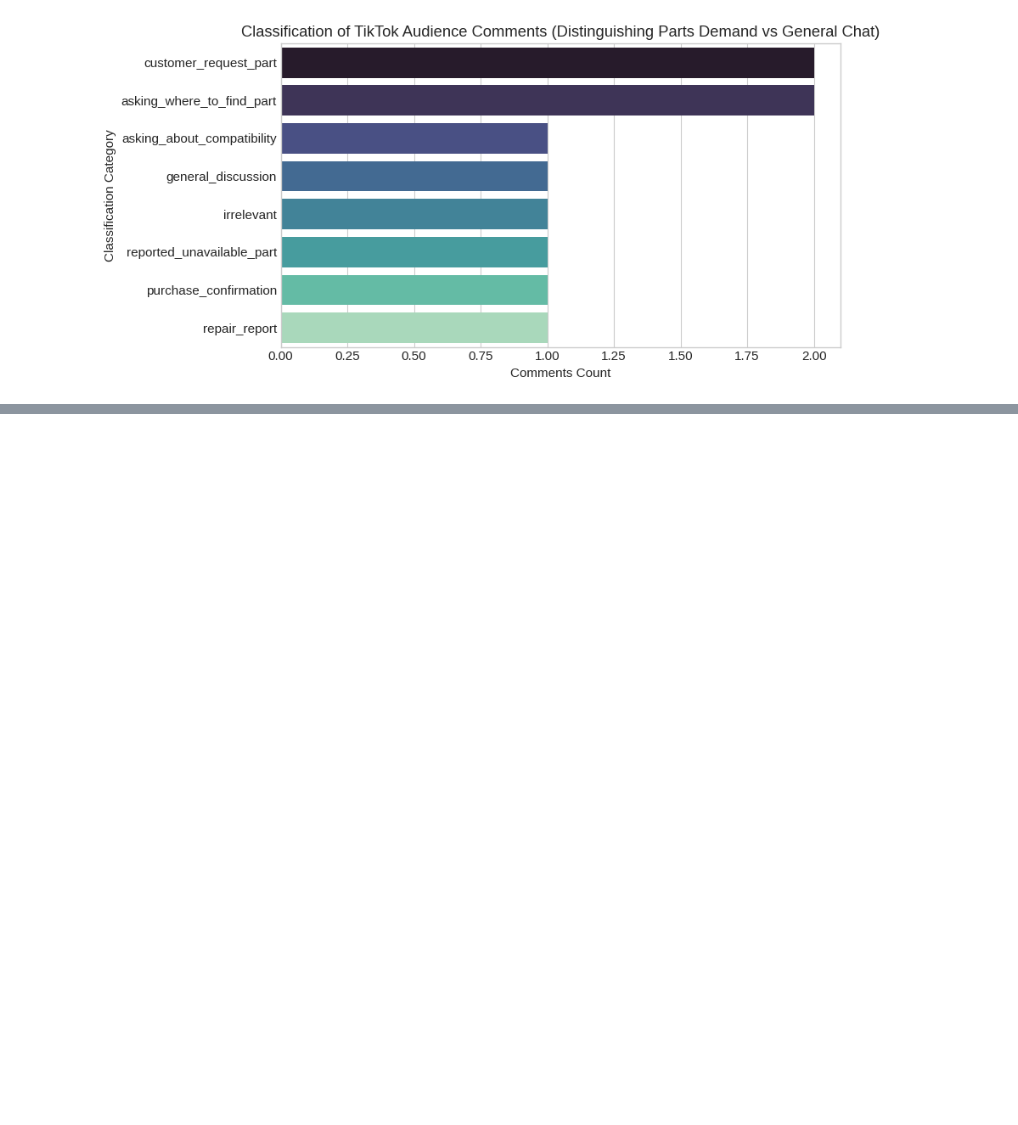
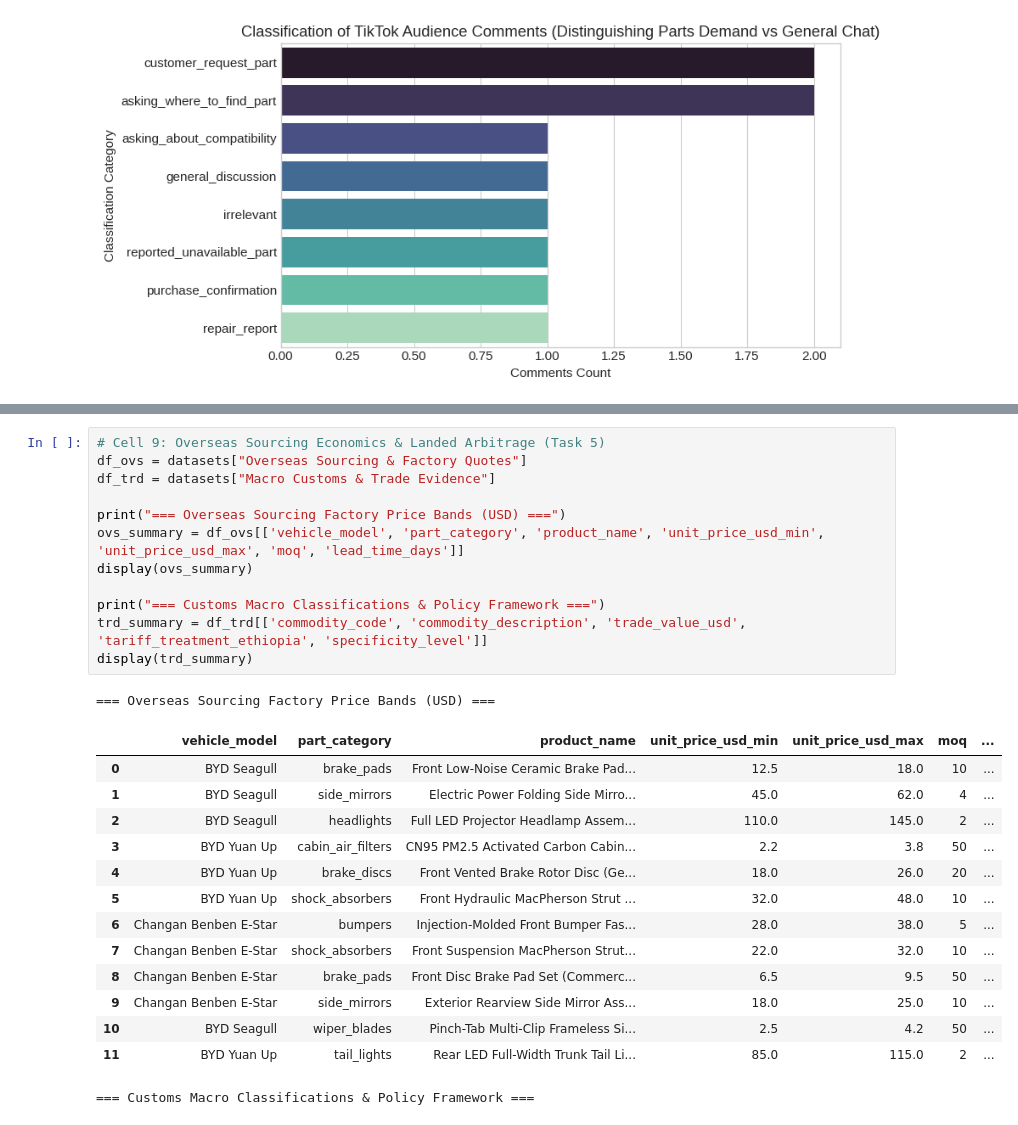
Before and after one commit to tad12e/EV_data_cleaning, a Jupyter notebook: choosing_spare_parts/notebooks/01_raw_data_exploration.ipynb, the cells around one changed output, grey strips where cells are left out. Saved outputs shown, nothing was run; the diff lists cells and outputs as text; blank space fills up the shorter version.

```diff
--- a/choosing_spare_parts/notebooks/01_raw_data_exploration.ipynb
+++ b/choosing_spare_parts/notebooks/01_raw_data_exploration.ipynb
@@ -249,0 +301,28 @@ Customer Demand Enquiries Count: 12
+# %%
+# Cell 9: Overseas Sourcing Economics & Landed Arbitrage (Task 5)
+df_ovs = datasets["Overseas Sourcing & Factory Quotes"]
+df_trd = datasets["Macro Customs & Trade Evidence"]
+
+print("=== Overseas Sourcing Factory Price Bands (USD) ===")
+ovs_summary = df_ovs[['vehicle_model', 'part_category', 'product_name', 'unit_price_usd_min', 'unit_price_usd_max', 'moq', 'lead_time_days']]
+display(ovs_summary)
+
+print("=== Customs Macro Classifications & Policy Framework ===")
+trd_summary = df_trd[['commodity_code', 'commodity_description', 'trade_value_usd', 'tariff_treatment_ethiopia', 'specificity_level']]
+display(trd_summary)
+# %% [output]
+=== Overseas Sourcing Factory Price Bands (USD) ===
+|  | vehicle_model | part_category | product_name | unit_price_usd_min | unit_price_usd_max | moq | ... |
+| 0 | BYD Seagull | brake_pads | Front Low-Noise Ceramic Brake Pad... | 12.5 | 18.0 | 10 | ... |
+| 1 | BYD Seagull | side_mirrors | Electric Power Folding Side Mirro... | 45.0 | 62.0 | 4 | ... |
+| 2 | BYD Seagull | headlights | Full LED Projector Headlamp Assem... | 110.0 | 145.0 | 2 | ... |
+| 3 | BYD Yuan Up | cabin_air_filters | CN95 PM2.5 Activated Carbon Cabin... | 2.2 | 3.8 | 50 | ... |
+| 4 | BYD Yuan Up | brake_discs | Front Vented Brake Rotor Disc (Ge... | 18.0 | 26.0 | 20 | ... |
+| 5 | BYD Yuan Up | shock_absorbers | Front Hydraulic MacPherson Strut ... | 32.0 | 48.0 | 10 | ... |
+| 6 | Changan Benben E-Star | bumpers | Injection-Molded Front Bumper Fas... | 28.0 | 38.0 | 5 | ... |
+| 7 | Changan Benben E-Star | shock_absorbers | Front Suspension MacPherson Strut... | 22.0 | 32.0 | 10 | ... |
+| 8 | Changan Benben E-Star | brake_pads | Front Disc Brake Pad Set (Commerc... | 6.5 | 9.5 | 50 | ... |
+| 9 | Changan Benben E-Star | side_mirrors | Exterior Rearview Side Mirror Ass... | 18.0 | 25.0 | 10 | ... |
+| 10 | BYD Seagull | wiper_blades | Pinch-Tab Multi-Clip Frameless Si... | 2.5 | 4.2 | 50 | ... |
+| 11 | BYD Yuan Up | tail_lights | Rear LED Full-Width Trunk Tail Li... | 85.0 | 115.0 | 2 | ... |
+=== Customs Macro Classifications & Policy Framework ===
```
Also changed, not shown: parts of 8 cells of this notebook, 19 other files.
